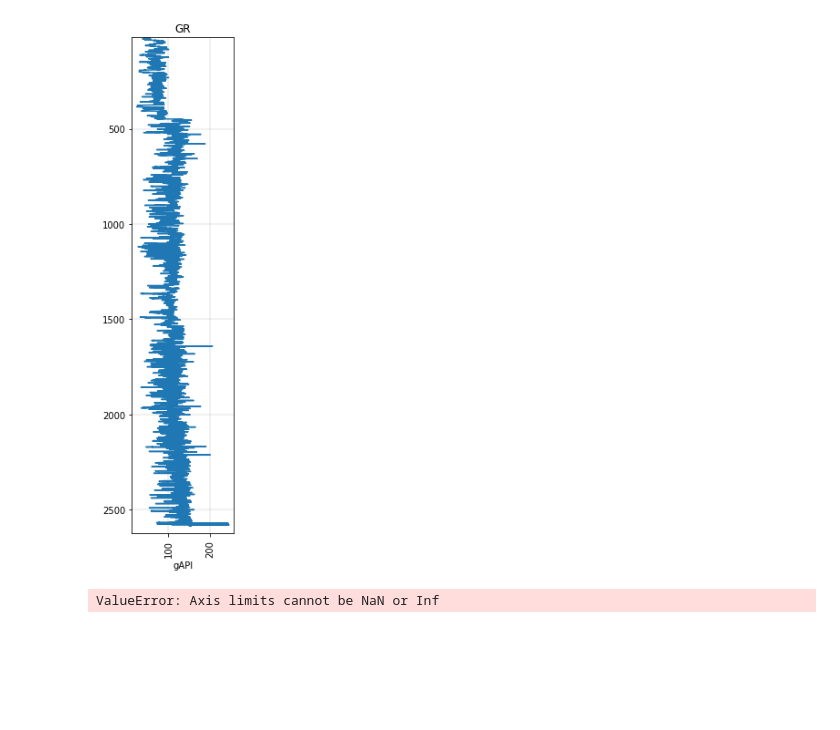
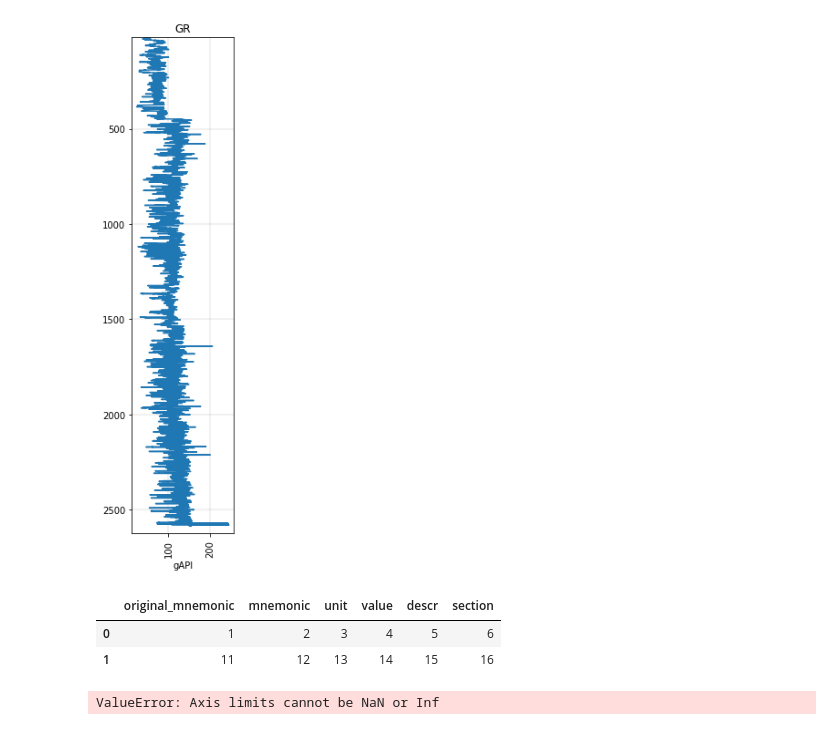
Before and after one commit to agilescientific/welly, a Jupyter notebook: tutorial/03_Plotting.ipynb, the cells around one changed output. Cells and saved outputs as stored; diff of their text form; code cells hidden in the pictures; blank space fills up the shorter version.

```diff
--- a/tutorial/03_Plotting.ipynb
+++ b/tutorial/03_Plotting.ipynb
@@ -112,6 +112,28 @@ w.data['GR'].plot()
 # %% [output]
 <AxesSubplot:title={'center':'GR'}, xlabel='gAPI'>
 [figure]
+# %%
+import pandas as pd
+
+a = pd.DataFrame({'original_mnemonic': 1,
+                               'mnemonic': 2,
+                               'unit': 3,
+                               'value': 4,
+                               'descr': 5,
+                               'section': 6}, index=[0])
+
+b = pd.DataFrame({'original_mnemonic': 11,
+                               'mnemonic': 12,
+                               'unit': 13,
+                               'value': 14,
+                               'descr': 15,
+                               'section': 16}, index=[0])
+
+pd.concat([a, b], ignore_index=True)
+# %% [output]
+|  | original_mnemonic | mnemonic | unit | value | descr | section |
+| 0 | 1 | 2 | 3 | 4 | 5 | 6 |
+| 1 | 11 | 12 | 13 | 14 | 15 | 16 |
 # %%
 w.data['GR'].plot_2d(cmap='viridis')
 # %% [output]
```
Also changed, not shown: 2 other files.
